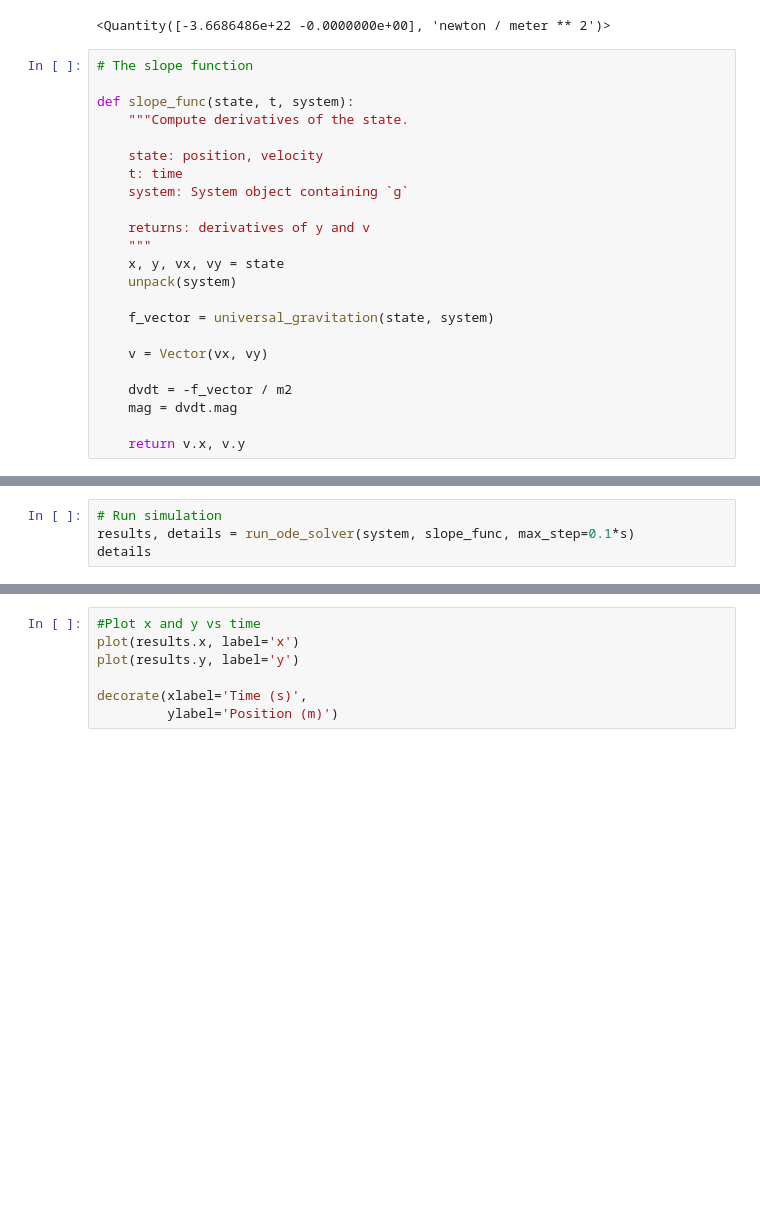
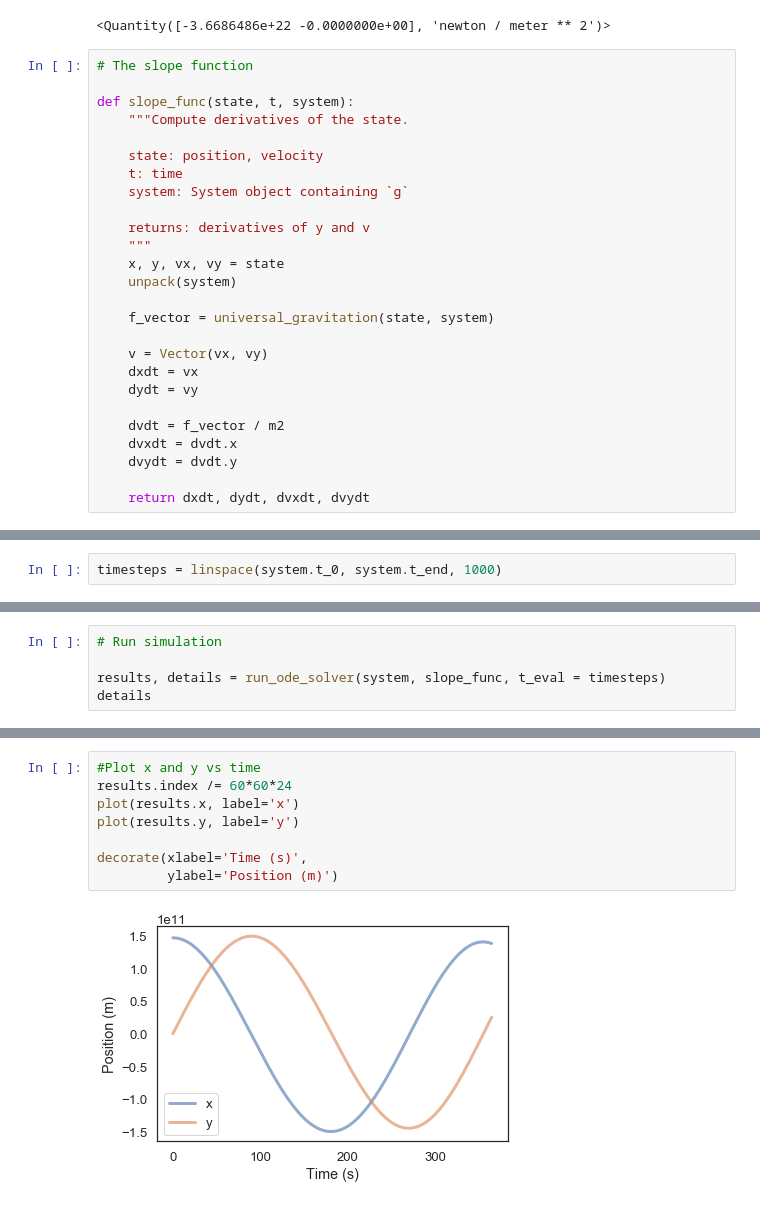
Before and after one commit to bsuchower/ModSimPy, a Jupyter notebook: code/orbit_homework.ipynb, the cells around one changed output, grey strips where cells are left out. Saved outputs shown, nothing was run; the diff lists cells and outputs as text; blank space fills up the shorter version.

```diff
--- a/code/orbit_homework.ipynb
+++ b/code/orbit_homework.ipynb
@@ -106,11 +107,14 @@ def slope_func(state, t, system):
     f_vector = universal_gravitation(state, system)
 
     v = Vector(vx, vy)
+    dxdt = vx
+    dydt = vy
 
-    dvdt = -f_vector / m2
-    mag = dvdt.mag
+    dvdt = f_vector / m2
+    dvxdt = dvdt.x
+    dvydt = dvdt.y
 
-    return v.x, v.y
+    return dxdt, dydt, dvxdt, dvydt
 # %%
 # Always test the slope function!
 
@@ -119,0 +127,2 @@ slope_func(init, 0, system)
+# %%
+timesteps = linspace(system.t_0, system.t_end, 1000)
@@ -120,4 +147,5 @@ slope_func(init, 0, system)
 # %%
 # Run simulation
-results, details = run_ode_solver(system, slope_func, max_step=0.1*s)
+
+results, details = run_ode_solver(system, slope_func, t_eval = timesteps)
 details
@@ -124,10 +162,13 @@ details
 # %%
 #Plot x and y vs time
+results.index /= 60*60*24
 plot(results.x, label='x')
 plot(results.y, label='y')
 
 decorate(xlabel='Time (s)',
          ylabel='Position (m)')
+# %% [output]
+[figure, added]
 # %%
 #Plot trajectory
 plot(results.x, results.y, label='trajectory')
```
Also changed, not shown: parts of 7 cells of this notebook.
